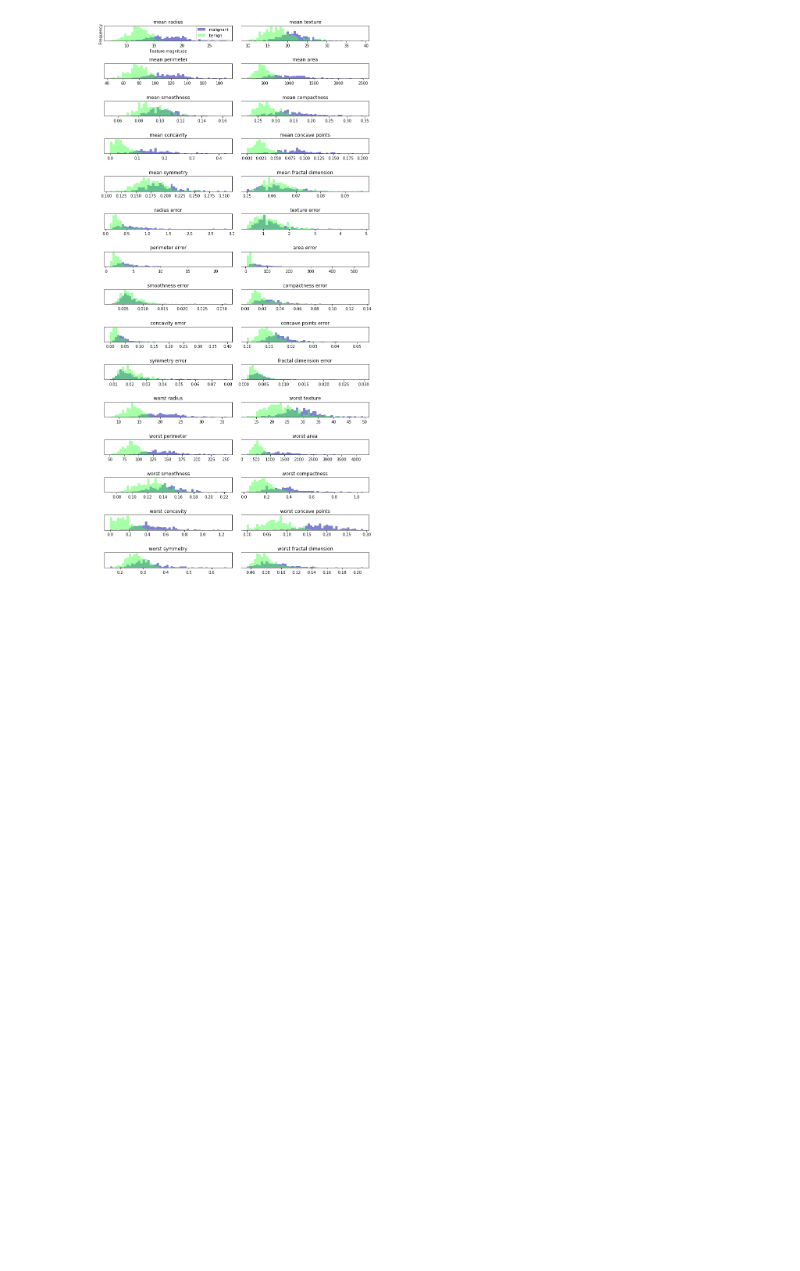
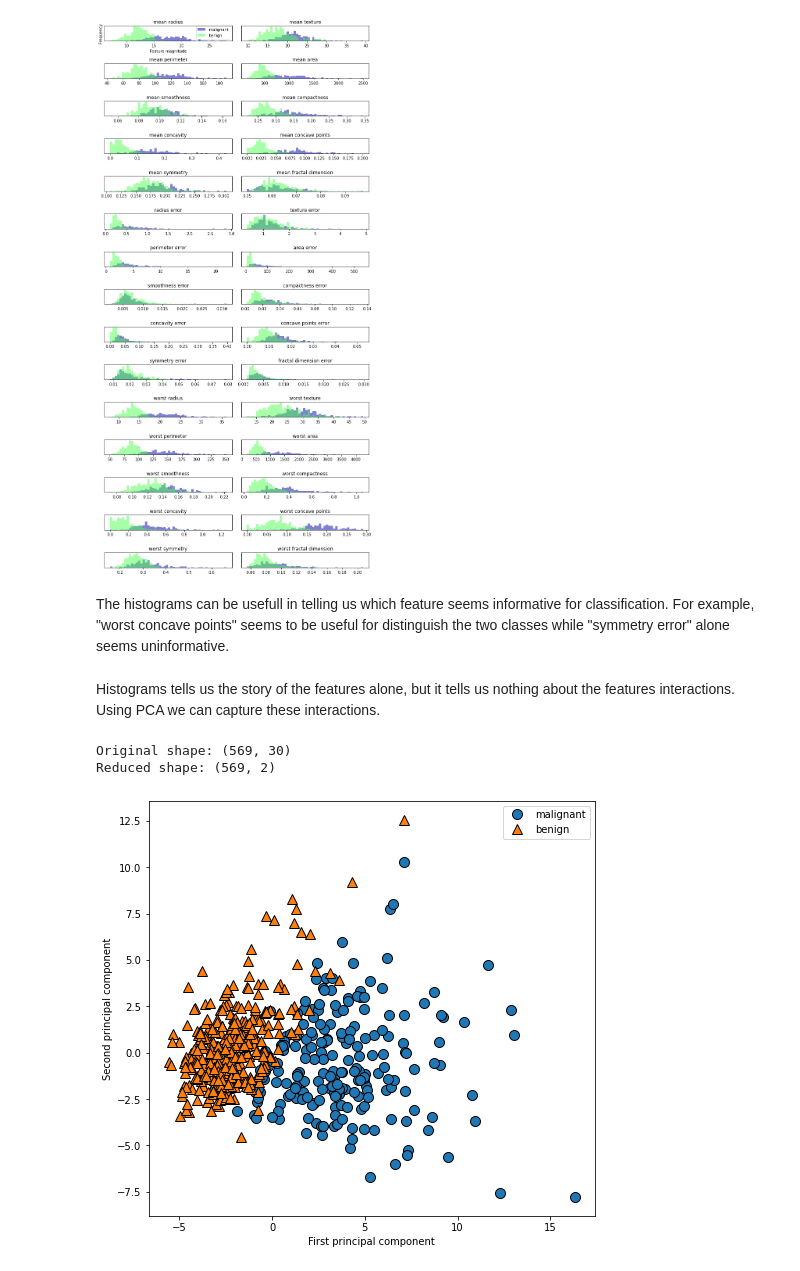
Before and after one commit to provezano/ML_Intro_Notebooks, a Jupyter notebook: cap3.2 - Principal Component Analysis.ipynb, the cells around one changed output. Drawn from its saved outputs; the diff is of its cells as text; code cells hidden in the pictures; blank space fills up the shorter version.

```diff
--- a/cap3.2 - Principal Component Analysis.ipynb
+++ b/cap3.2 - Principal Component Analysis.ipynb
@@ -31,3 +52,40 @@ ax[0].legend(["malignant", "benign"], loc="best")
 fig.tight_layout()
 # %% [output]
 [figure]
+# %% [markdown]
+The histograms can be usefull in telling us which feature seems informative for classification. For example, "worst concave points" seems to be useful for distinguish the two classes while "symmetry error" alone seems uninformative.
+# %% [markdown]
+Histograms tells us the story of the features alone, but it tells us nothing about the features interactions. Using PCA we can capture these interactions.
+# %%
+from sklearn.datasets import load_breast_cancer
+from sklearn.preprocessing import StandardScaler
+
+#Load the data
+cancer = load_breast_cancer()
+
+#Scale the data
+scaler = StandardScaler()
+scaler.fit(cancer.data)
+
+X_scaled = scaler.transform(cancer.data)
+# %%
+from sklearn.decomposition import PCA
+
+pca = PCA(n_components=2)
+pca.fit(X_scaled)
+
+X_pca = pca.transform(X_scaled)
+print("Original shape: {}".format(str(X_scaled.shape)))
+print("Reduced shape: {}".format(str(X_pca.shape)))
+# %% [output]
+Original shape: (569, 30)
+Reduced shape: (569, 2)
+# %%
+plt.figure(figsize=(8, 8))
+mglearn.discrete_scatter(X_pca[:, 0], X_pca[:, 1], cancer.target)
+plt.legend(cancer.target_names, loc="best")
+plt.gca().set_aspect("equal")
+plt.xlabel("First principal component")
+plt.ylabel("Second principal component");
+# %% [output]
+[figure, added]
```
Also changed, not shown: parts of 35 cells of this notebook.
